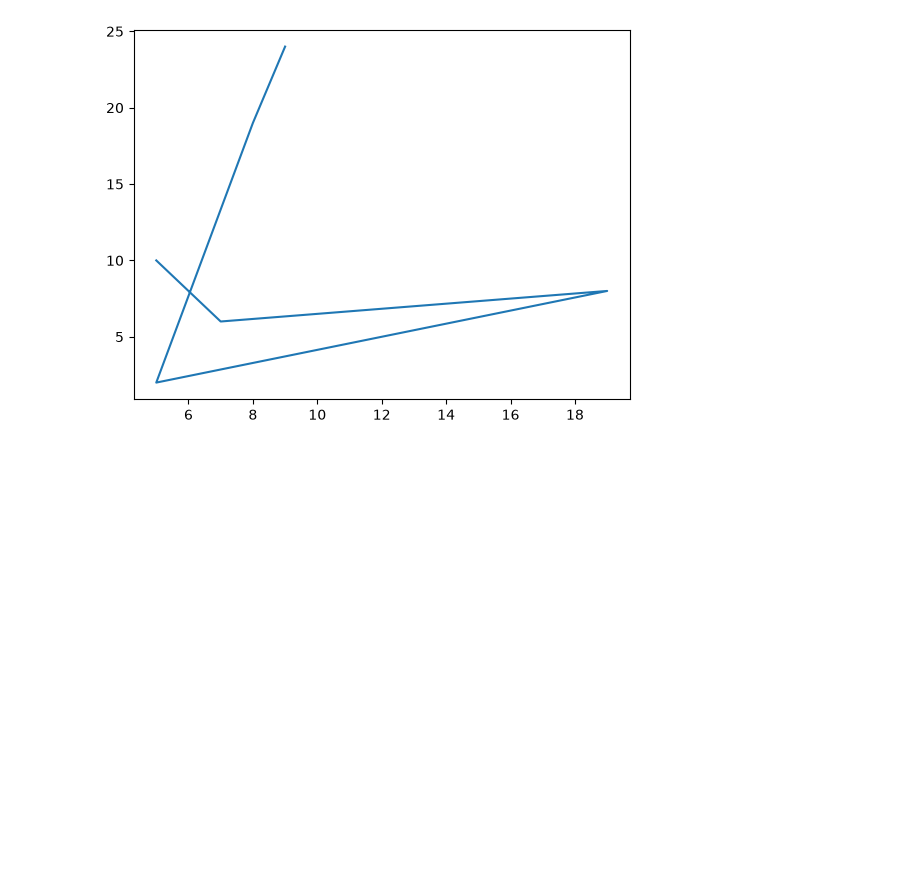
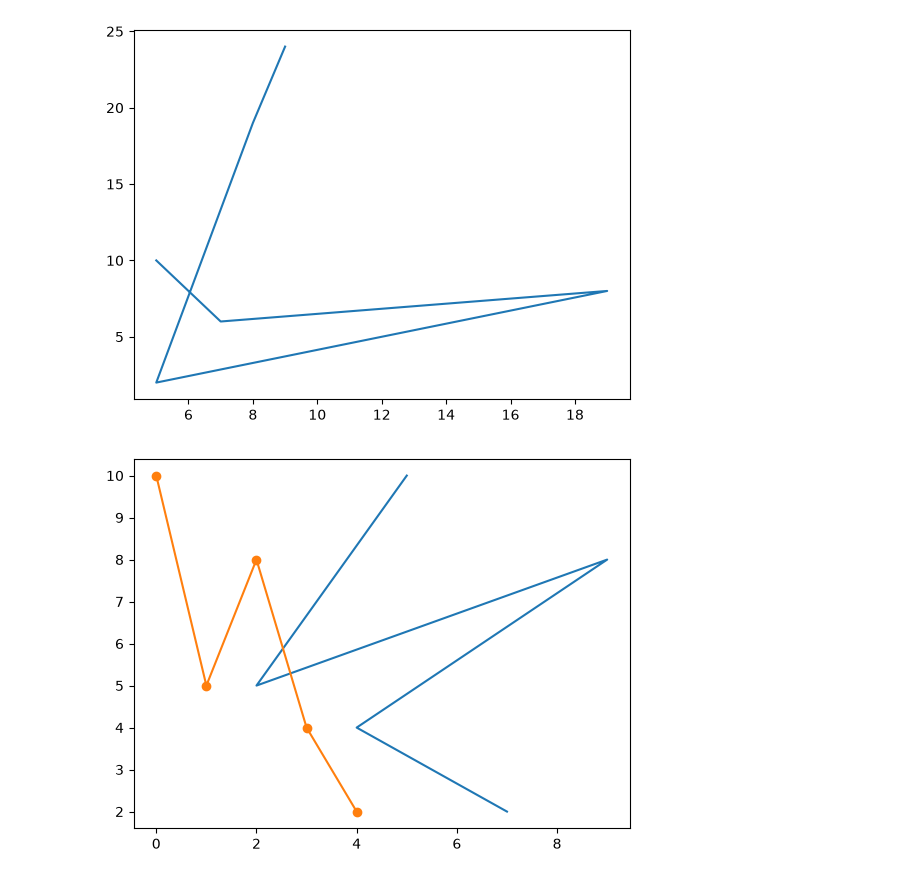
Before and after one commit to ays19/AI-with-Python, a Jupyter notebook: Matplotlib.ipynb, the cells around one changed output. Saved outputs shown, nothing was run; the diff lists cells and outputs as text; code cells hidden in the pictures; blank space fills up the shorter version.

Commit message:
Add plot example with markers in Matplotlib

```diff
--- a/Matplotlib.ipynb
+++ b/Matplotlib.ipynb
@@ -29,3 +27,14 @@ plt.plot(x,y)
 plt.show()
 # %% [output]
 [figure]
+# %%
+x = [5,2,9,4,7]
+
+y = [10,5,8,4,2]
+
+plt.plot(x,y)
+plt.plot(y, marker = 'o')
+
+plt.show()
+# %% [output]
+[figure, added]
```
Also changed, not shown: parts of 1 cell of this notebook.
